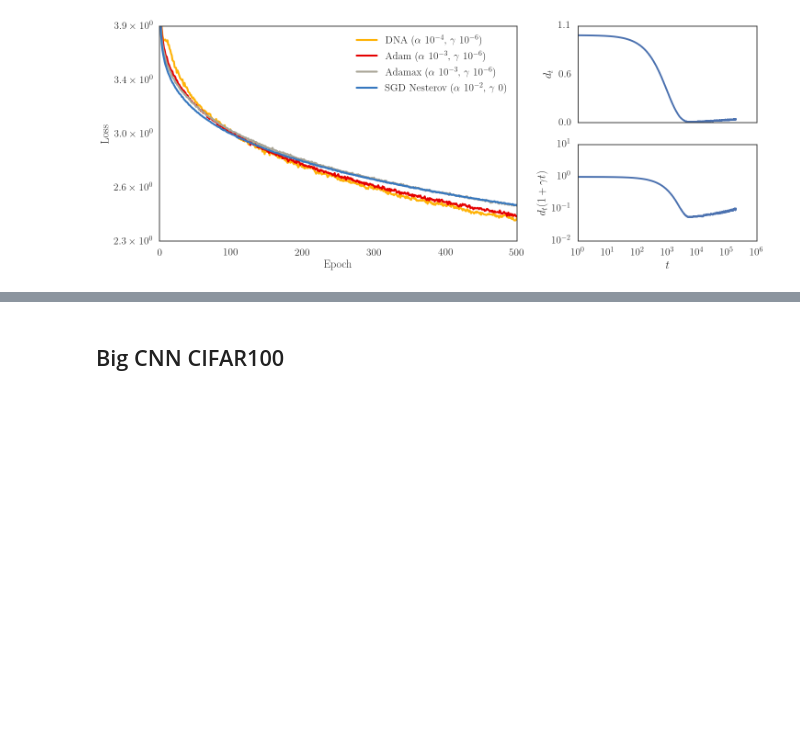
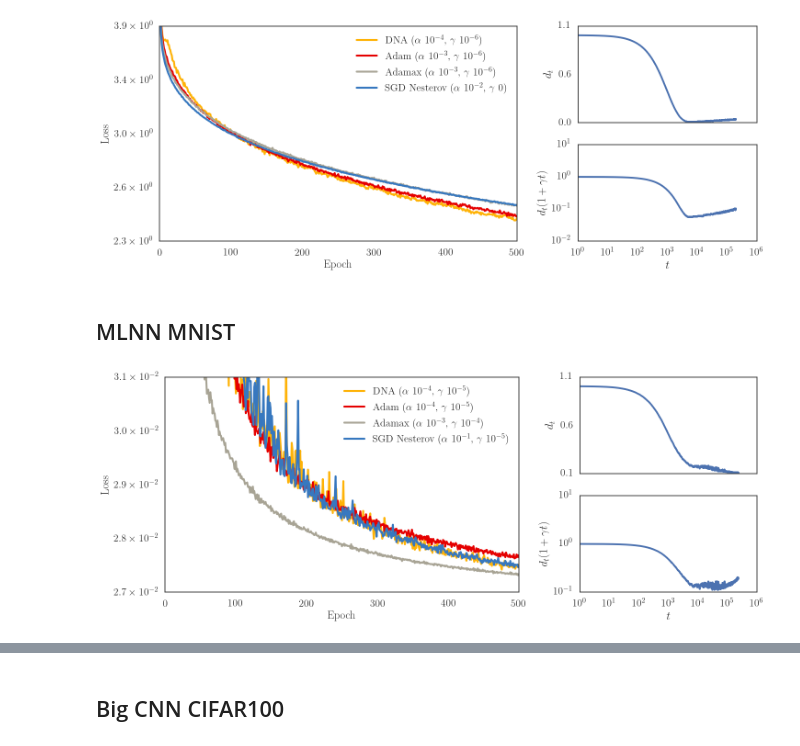
Before and after one commit to jayanthkoushik/sgd-feedback, a Jupyter notebook: src/compare_opts.ipynb, the cells around one changed output, grey strips where cells are left out. Saved outputs shown, nothing was run; the diff lists cells and outputs as text; code cells hidden in the pictures; blank space fills up the shorter version.

Commit message:
Add MLNN MNIST and CIFAR10 results

```diff
--- a/src/compare_opts.ipynb
+++ b/src/compare_opts.ipynb
@@ -137,14 +141,14 @@ fig.tight_layout()
 # %% [markdown]
 ## Visualization Code
 # %%
-def generic_visexp_visualize(model, dataset):
+def generic_visexp_visualize(model, dataset, loss_ylim=None):
     fig = plt.figure(figsize=(15, 6))
     gs = gridspec.GridSpec(2, 2, width_ratios=[2, 1])
     ax1 = fig.add_subplot(gs[:, 0])
     ax2 = fig.add_subplot(gs[0, 1])
     ax3 = fig.add_subplot(gs[1, 1])
 
-    plot_losses(model, dataset, ax1)
+    plot_losses(model, dataset, ax1, loss_ylim)
 
     with open("../data/{}/{}/dna.pkl".format(model, dataset), "rb") as f:
         dna_data = pickle.load(f)
@@ -185,3 +189,9 @@ generic_visexp_visualize("logistic", "cifar10")
 generic_visexp_visualize("logistic", "cifar100")
 # %% [output]
 [figure]
+# %% [markdown]
+## MLNN MNIST
+# %%
+generic_visexp_visualize("mlnn", "mnist", (.027, .031))
+# %% [output]
+[figure, added]
```
Also changed, not shown: parts of 4 cells of this notebook, 13 other files.
